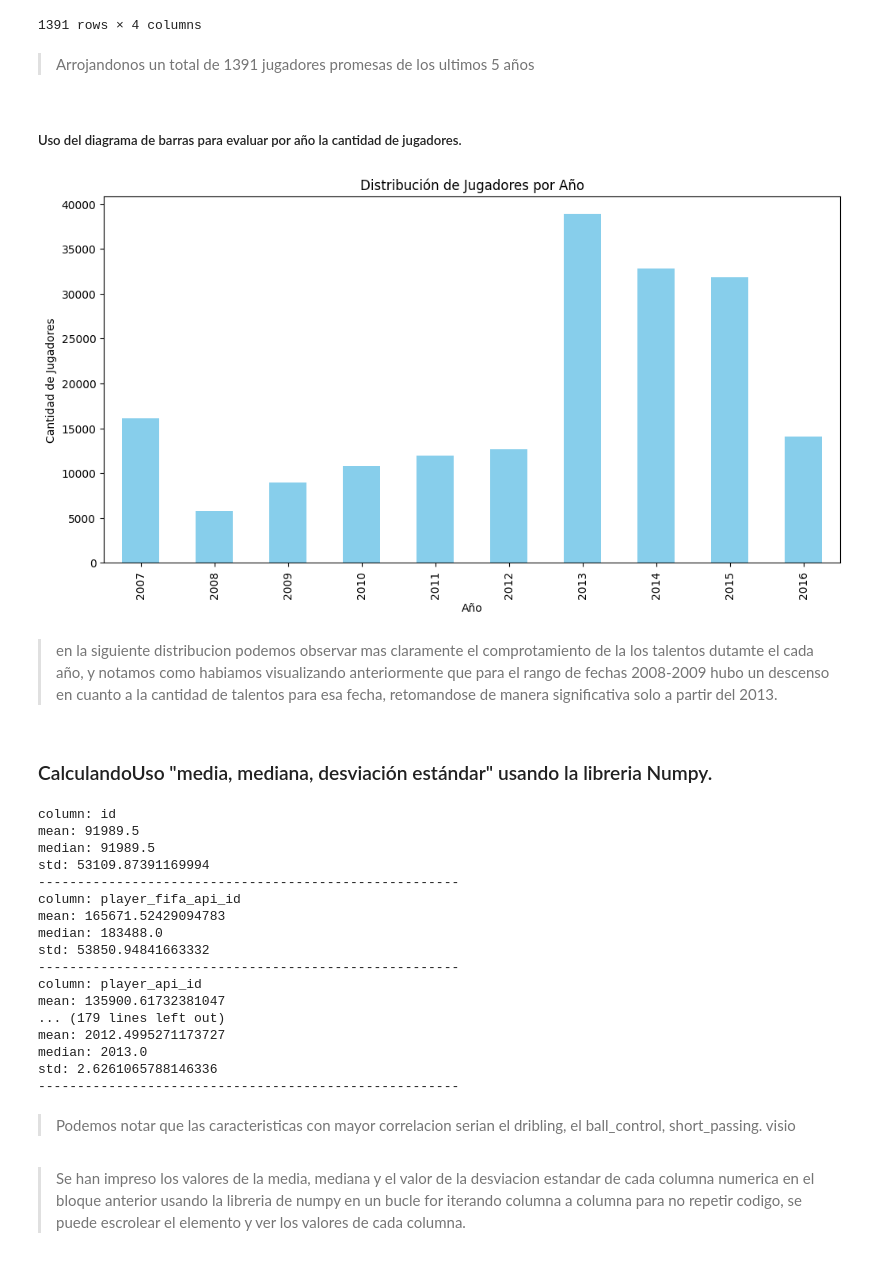
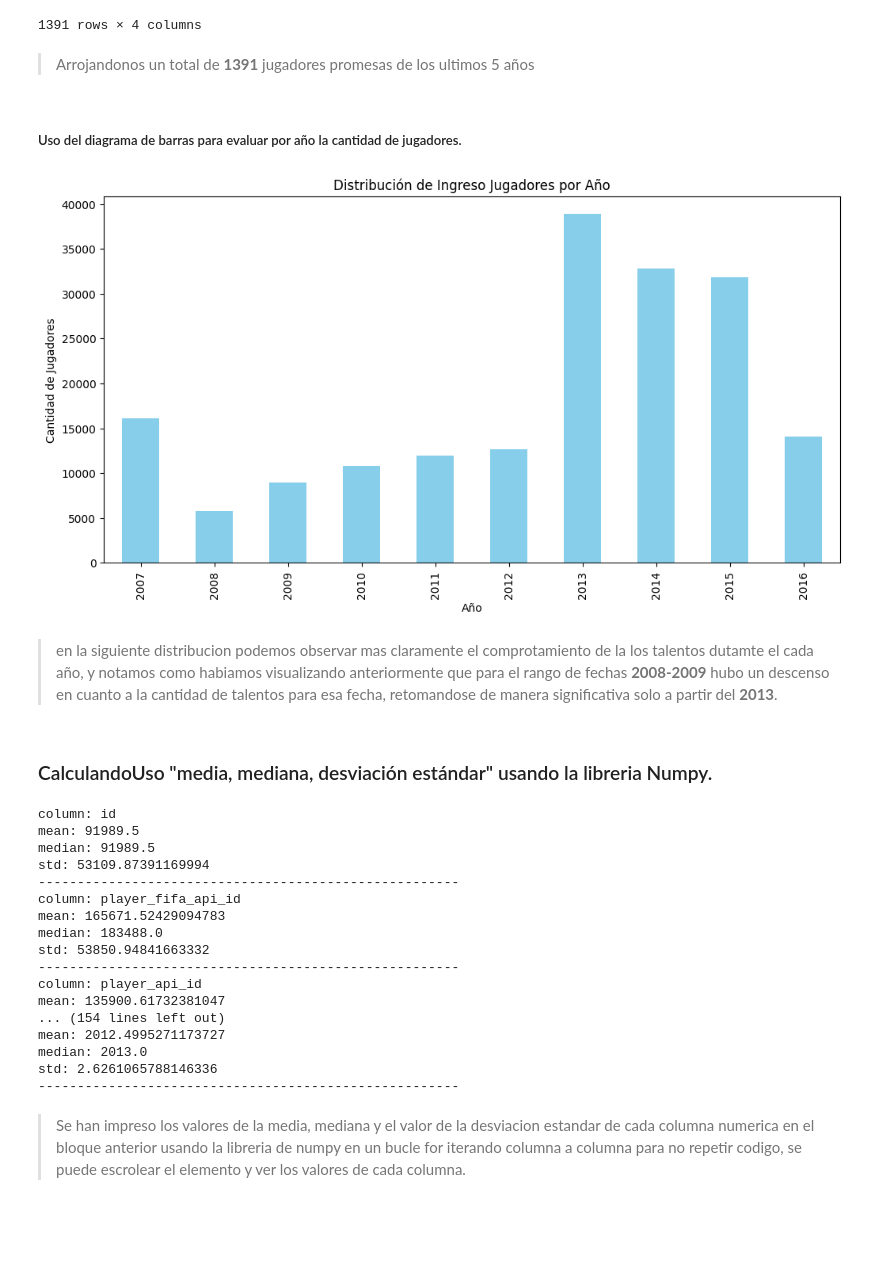
Before and after one commit to rammerbot/mi_casino_test, a Jupyter notebook: mi_casino_test.ipynb, the cells around one changed output. Drawn from its saved outputs; the diff is of its cells as text; code cells hidden in the pictures; blank space fills up the shorter version.

```diff
--- a/mi_casino_test.ipynb
+++ b/mi_casino_test.ipynb
@@ -574,0 +574,3 @@ df['Player_Attributes']
+# %%
+drop_columns = ["volleys", "curve", "vision", "sliding_tackle", "agility"]
+df['Player_Attributes'] = df['Player_Attributes'].drop(columns = drop_columns)
@@ -961,24 +957,24 @@ promesas[['id', 'overall_rating', 'potential', 'year']]
 | 183627 | 183628 | 67.0 | 81.0 | 2016 |
 1391 rows × 4 columns
 # %% [markdown]
-> Arrojandonos un total de 1391 jugadores promesas de los ultimos 5 años
+> Arrojandonos un total de **1391** jugadores promesas de los ultimos 5 años
 # %% [markdown]
 ##### Uso del diagrama de barras para evaluar por año la cantidad de jugadores.
 # %%
 # Agrupar jugadores por año.
 players_per_year = df['Player_Attributes']['year'].value_counts().sort_index()
 
 # Graficar la distribución
 plt.figure(figsize=(12, 6))
 players_per_year.plot(kind='bar', color='skyblue')
-plt.title('Distribución de Jugadores por Año')
+plt.title('Distribución de Ingreso Jugadores por Año')
 plt.xlabel('Año')
 plt.ylabel('Cantidad de Jugadores')
 plt.show()
 # %% [output]
-[figure, old version]
+[figure, new version]
 # %% [markdown]
-> en la siguiente distribucion podemos observar mas claramente el comprotamiento de la los talentos dutamte el cada año, y notamos como habiamos visualizando anteriormente que para el rango de fechas 2008-2009 hubo un descenso en cuanto a la cantidad de talentos para esa fecha, retomandose de manera significativa solo a partir del 2013.
+> en la siguiente distribucion podemos observar mas claramente el comprotamiento de la los talentos dutamte el cada año, y notamos como habiamos visualizando anteriormente que para el rango de fechas **2008-2009** hubo un descenso en cuanto a la cantidad de talentos para esa fecha, retomandose de manera significativa solo a partir del **2013**.
 # %% [markdown]
 ### CalculandoUso "media, mediana, desviación estándar" usando la libreria Numpy.
 # %%
@@ -1011,13 +1007,11 @@ std: 53850.94841663332
 ------------------------------------------------------
 column: player_api_id
 mean: 135900.61732381047
-... (179 lines left out)
+... (154 lines left out)
 mean: 2012.4995271173727
 median: 2013.0
 std: 2.6261065788146336
 ------------------------------------------------------
-# %% [markdown]
-> Podemos notar que las caracteristicas con mayor correlacion serian el dribling, el ball_control, short_passing. visio
 # %% [markdown]
 > Se han impreso los valores de la media, mediana y el valor de la desviacion estandar de cada columna numerica en el bloque anterior usando la libreria de numpy en un bucle for iterando columna a columna para no repetir codigo, se puede escrolear el elemento y ver los valores de cada columna.
 # %% [markdown]
```
Also changed, not shown: parts of 41 cells of this notebook.
